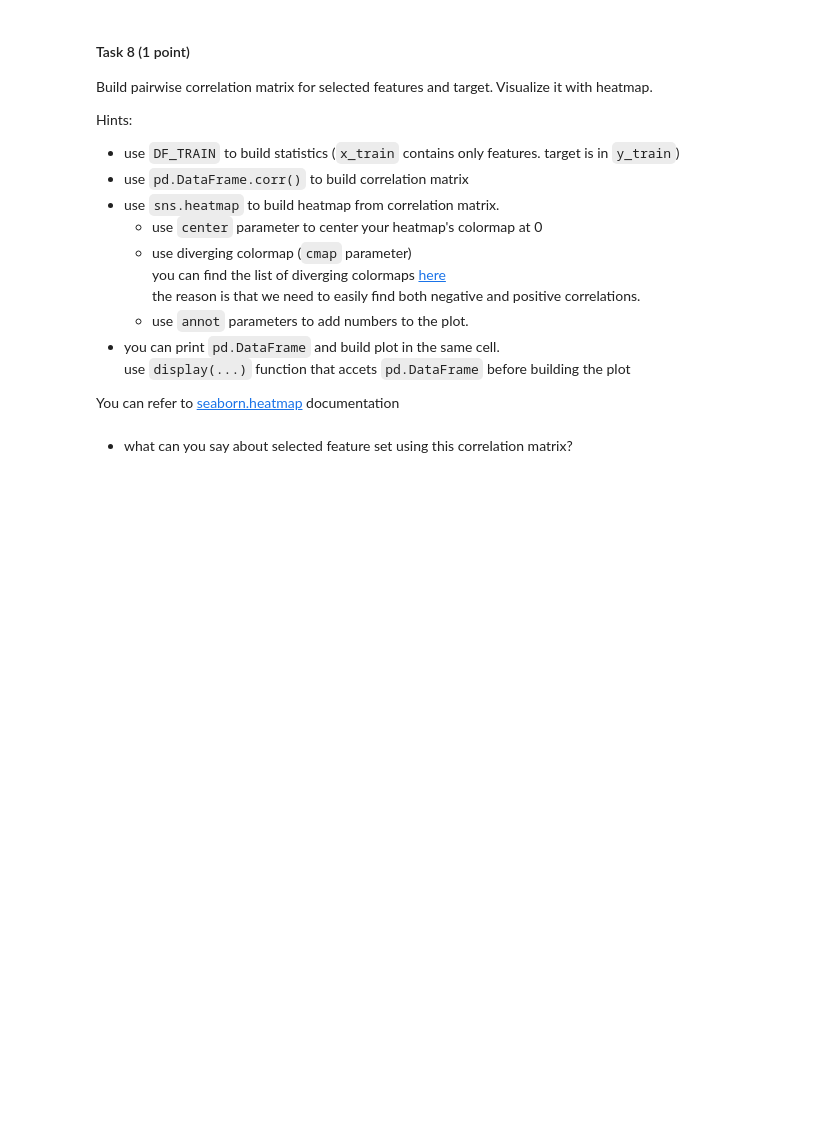
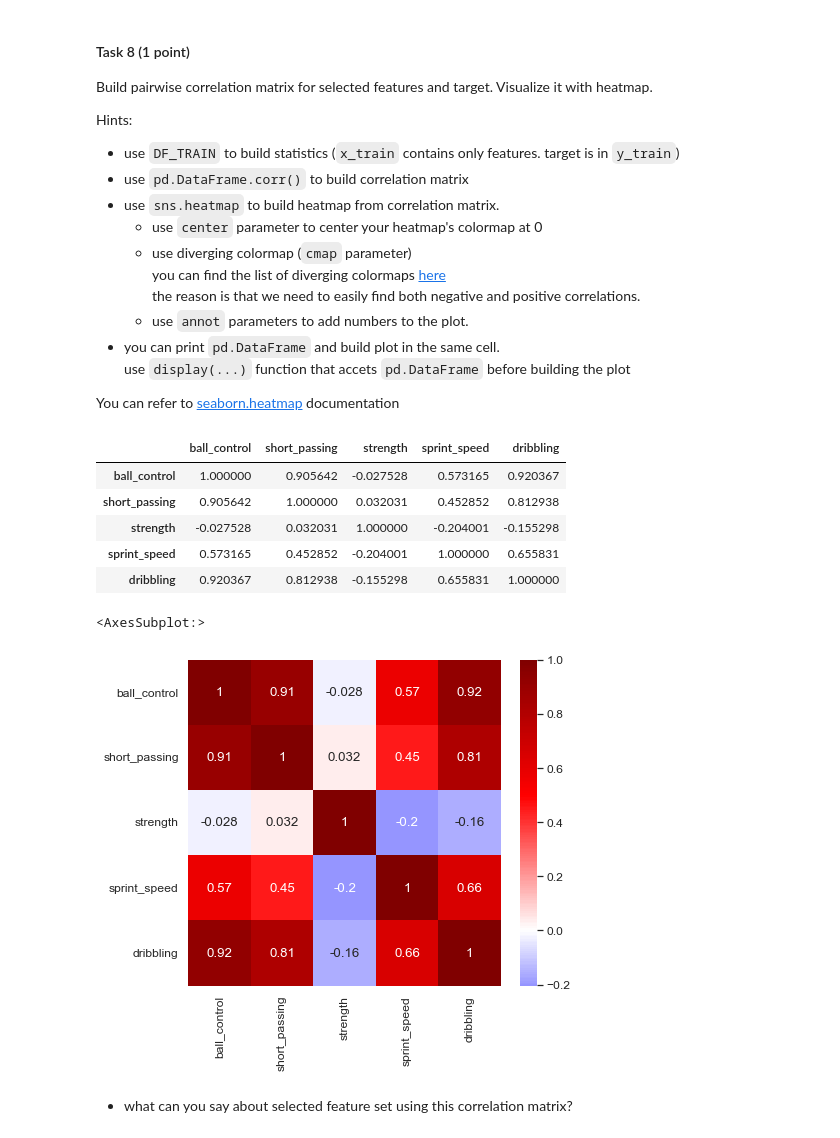
Before and after one commit to LaSegadora/rsschool_3_linear_regression, a Jupyter notebook: linear_regression.ipynb, the cells around one changed output. Cells and saved outputs as stored; diff of their text form; code cells hidden in the pictures; blank space fills up the shorter version.

```diff
--- a/linear_regression.ipynb
+++ b/linear_regression.ipynb
@@ -761,10 +768,19 @@ Hints:
 
 You can refer to [seaborn.heatmap](https://seaborn.pydata.org/generated/seaborn.heatmap.html) documentation
 # %%
-# # your code here
-# correlation_matrix =
-# display(correlation_matrix)
-# sns.heatmap(...);
+# your code here
+correlation_matrix = df[cols].corr()
+display(correlation_matrix)
+sns.heatmap(correlation_matrix,center=0,cmap='seismic',annot=True)
+# %% [output]
+|  | ball_control | short_passing | strength | sprint_speed | dribbling |
+| ball_control | 1.000000 | 0.905642 | -0.027528 | 0.573165 | 0.920367 |
+| short_passing | 0.905642 | 1.000000 | 0.032031 | 0.452852 | 0.812938 |
+| strength | -0.027528 | 0.032031 | 1.000000 | -0.204001 | -0.155298 |
+| sprint_speed | 0.573165 | 0.452852 | -0.204001 | 1.000000 | 0.655831 |
+| dribbling | 0.920367 | 0.812938 | -0.155298 | 0.655831 | 1.000000 |
+<AxesSubplot:>
+[figure, added]
 # %% [markdown]
 * what can you say about selected feature set using this correlation matrix?
 # %% [markdown]
```
Also changed, not shown: parts of 10 cells of this notebook.
